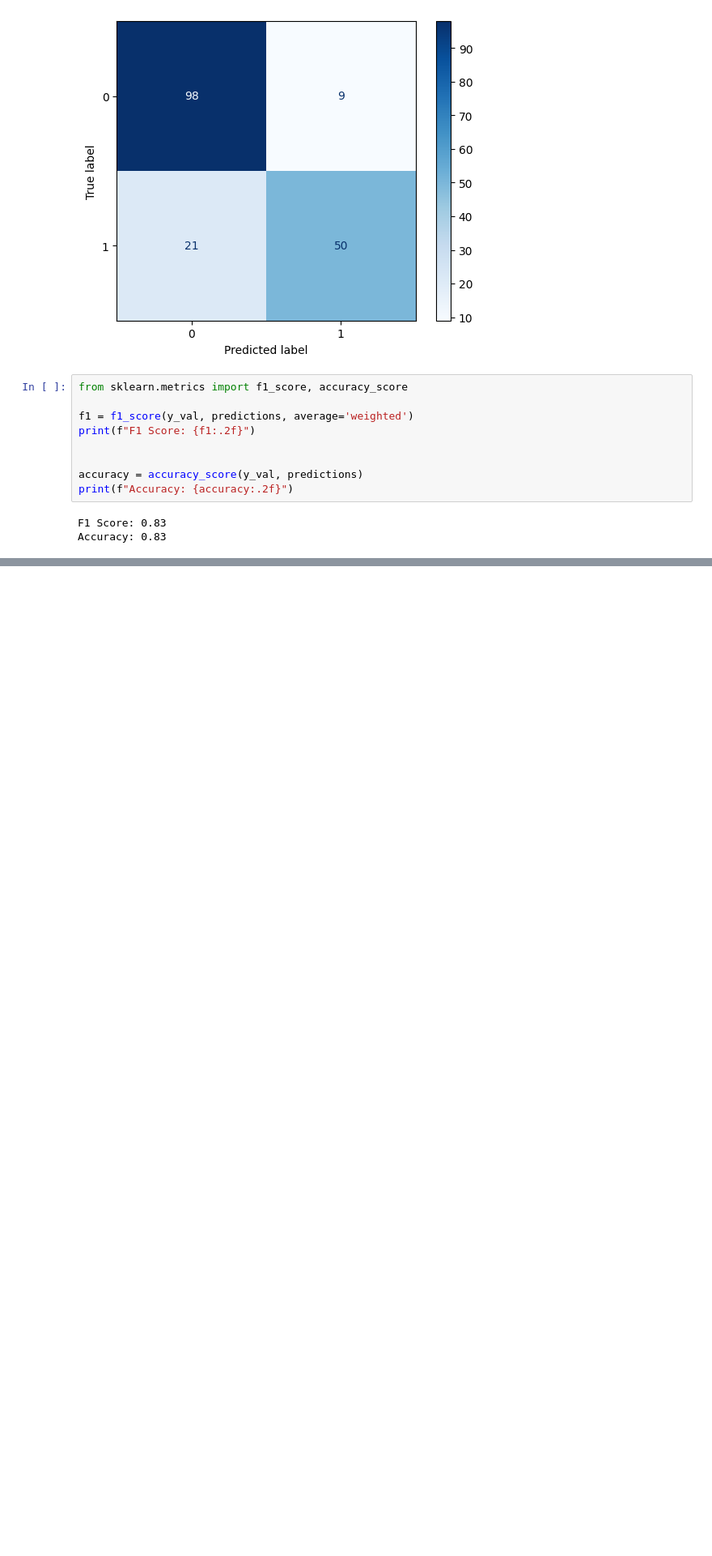
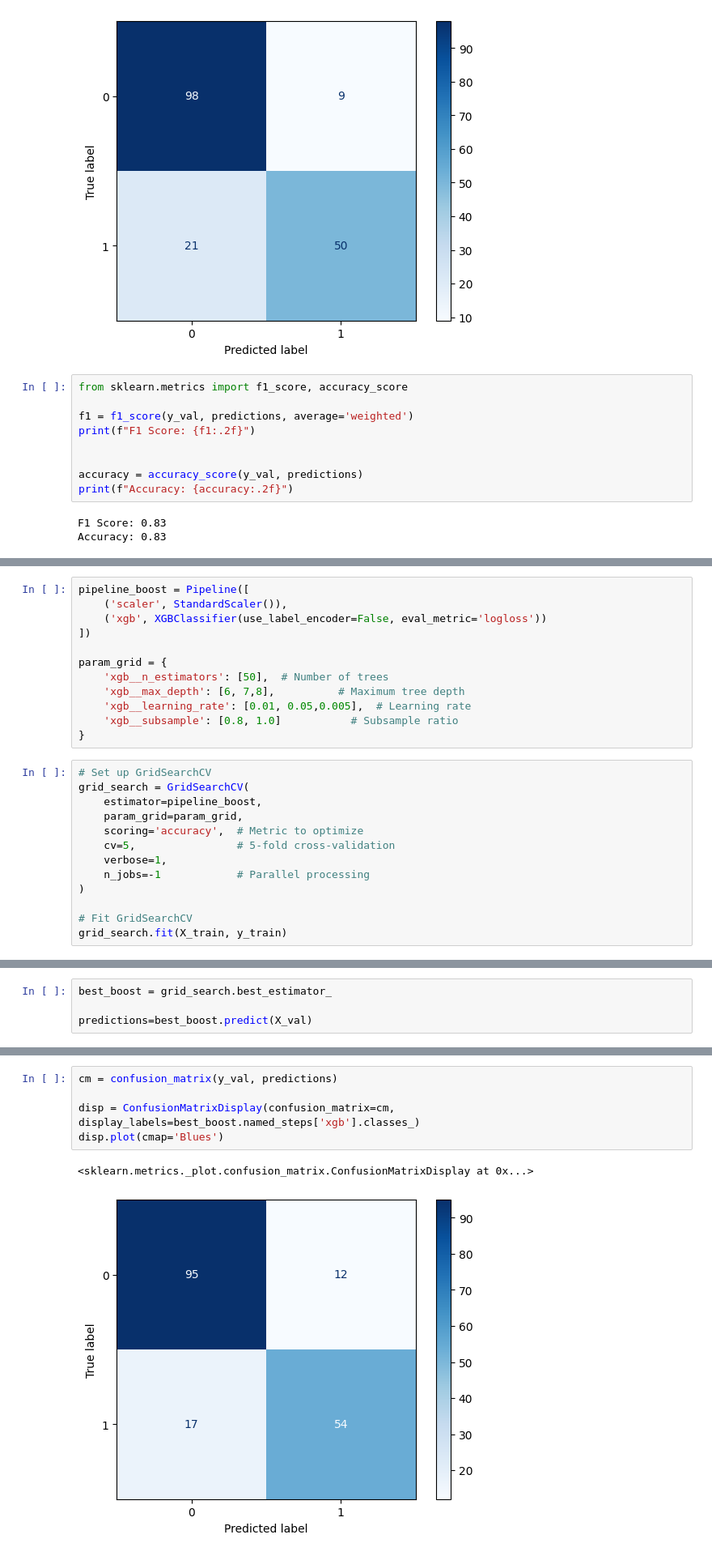
Before and after one commit to ol-webb/titanic, a Jupyter notebook: Untitled-1.ipynb, the cells around one changed output, grey strips where cells are left out. Shown at 81% size. Saved outputs shown, nothing was run; the diff lists cells and outputs as text; blank space fills up the shorter version.

```diff
--- a/Untitled-1.ipynb
+++ b/Untitled-1.ipynb
@@ -335,0 +348,25 @@ Accuracy: 0.83
+# %%
+pipeline_boost = Pipeline([
+    ('scaler', StandardScaler()),
+    ('xgb', XGBClassifier(use_label_encoder=False, eval_metric='logloss'))
+])
+
+param_grid = {
+    'xgb__n_estimators': [50],  # Number of trees
+    'xgb__max_depth': [6, 7,8],          # Maximum tree depth
+    'xgb__learning_rate': [0.01, 0.05,0.005],  # Learning rate
+    'xgb__subsample': [0.8, 1.0]           # Subsample ratio
+}
+# %%
+# Set up GridSearchCV
+grid_search = GridSearchCV(
+    estimator=pipeline_boost,
+    param_grid=param_grid,
+    scoring='accuracy',  # Metric to optimize
+    cv=5,                # 5-fold cross-validation
+    verbose=1,
+    n_jobs=-1            # Parallel processing
+)
+
+# Fit GridSearchCV
+grid_search.fit(X_train, y_train)
@@ -335,0 +395,4 @@ Accuracy: 0.83
+# %%
+best_boost = grid_search.best_estimator_
+
+predictions=best_boost.predict(X_val)
@@ -335,0 +419,8 @@ Accuracy: 0.83
+# %%
+cm = confusion_matrix(y_val, predictions)
+
+disp = ConfusionMatrixDisplay(confusion_matrix=cm, display_labels=best_boost.named_steps['xgb'].classes_)
+disp.plot(cmap='Blues')
+# %% [output]
+<sklearn.metrics._plot.confusion_matrix.ConfusionMatrixDisplay at 0x...>
+[figure, added]
```
Also changed, not shown: parts of 21 cells of this notebook, 1 other file.
